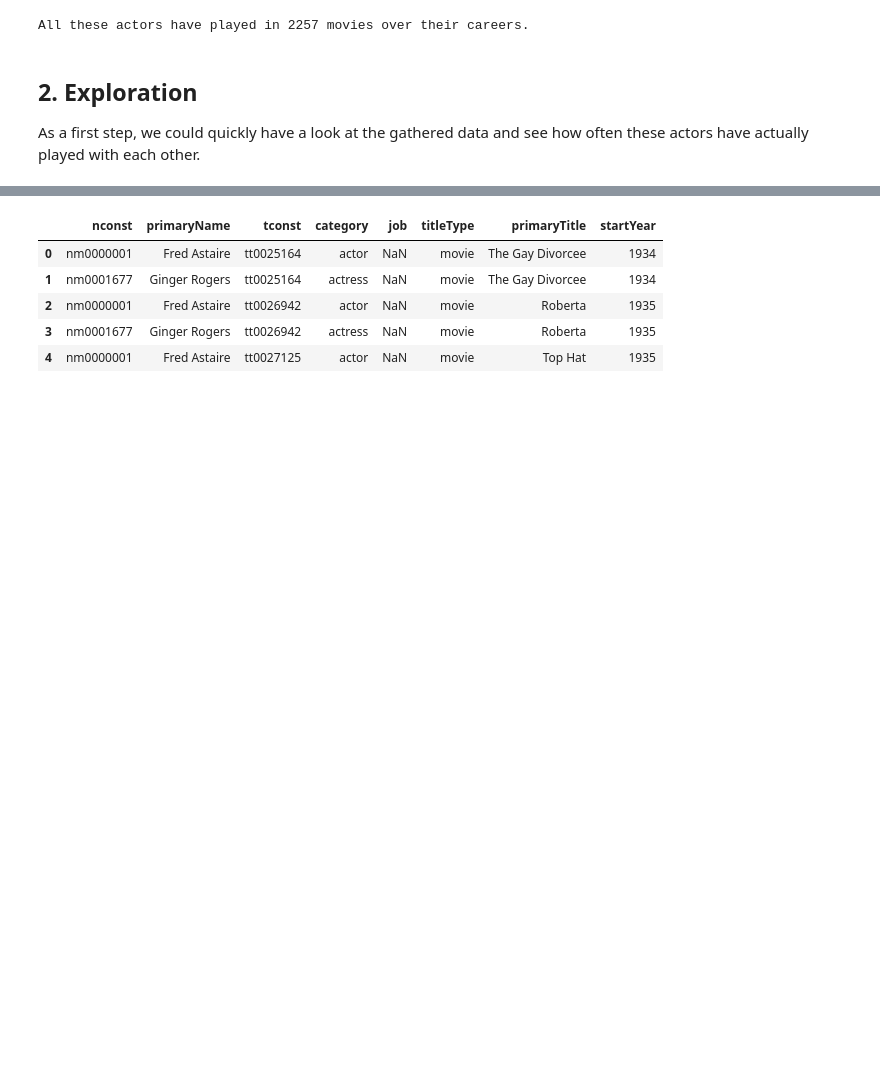
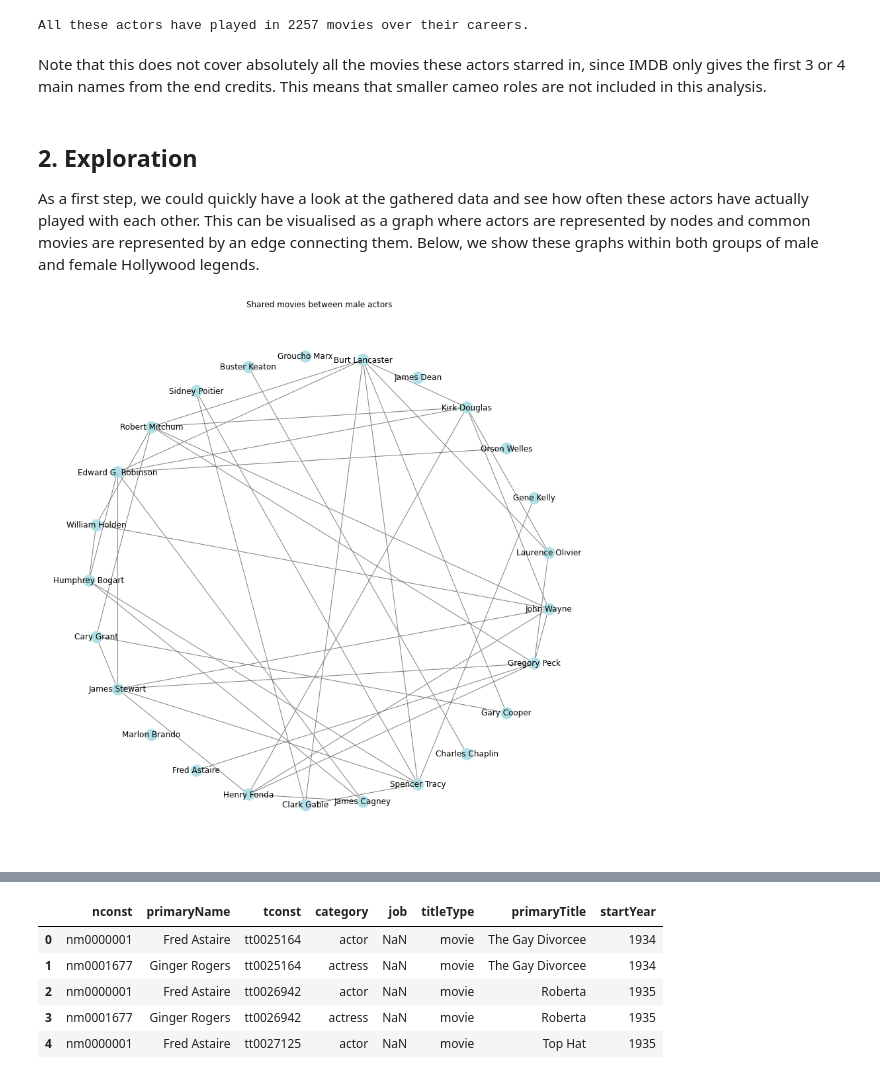
Before and after one commit to MaximeKan/Algorithms, a Jupyter notebook: SetCover.ipynb, the cells around one changed output, grey strips where cells are left out. Cells and saved outputs as stored; diff of their text form; code cells hidden in the pictures; blank space fills up the shorter version.

Commit message:
plots for collaboration counts

```diff
--- a/SetCover.ipynb
+++ b/SetCover.ipynb
@@ -74,7 +75,29 @@ set_movies = pd.merge(
 print("All these actors have played in %i movies over their careers." %len(set_movies[["primaryTitle", "startYear"]].drop_duplicates()))
 # %% [output]
 All these actors have played in 2257 movies over their careers.
+# %% [markdown]
+Note that this does not cover absolutely all the movies these actors starred in, since IMDB only gives the first 3 or 4 main names from the end credits. This means that smaller cameo roles are not included in this analysis.
 # %% [markdown]
 ## 2. Exploration
 
-As a first step, we could quickly have a look at the gathered data and see how often these actors have actually played with each other.
+As a first step, we could quickly have a look at the gathered data and see how often these actors have actually played with each other. This can be visualised as a graph where actors are represented by nodes and common movies are represented by an edge connecting them. Below, we show these graphs within both groups of male and female Hollywood legends.
+# %%
+def plot_graph(actor_list, movies, title):
+    movies = movies[movies.primaryName.isin(actor_list)]
+    combinations = movies[movies.groupby(["primaryTitle", "startYear"]).primaryName.transform("count") > 1]
+    G=nx.Graph()
+    G.add_nodes_from(actor_list)
+    actor_pairs = []
+    for movie in combinations.primaryTitle.unique():
+        actors = list(combinations[combinations.primaryTitle == movie].primaryName)
+        actor_pairs += list(itertools.combinations(actors, 2))
+    G.add_edges_from(actor_pairs)
+
+    fig, ax = plt.subplots(figsize=(15,15))
+    nx.draw(G, with_labels=True, pos=nx.shell_layout(G), ax=ax, node_color="powderblue", edge_color="grey")
+    ax.axis([-1.2, 1.2, -1.2, 1.2])
+    ax.set_title(title)
+# %%
+plot_graph(afi_male_legends, set_movies, "Shared movies between male actors")
+# %% [output]
+[figure, added]
```
Also changed, not shown: parts of 9 cells of this notebook.
